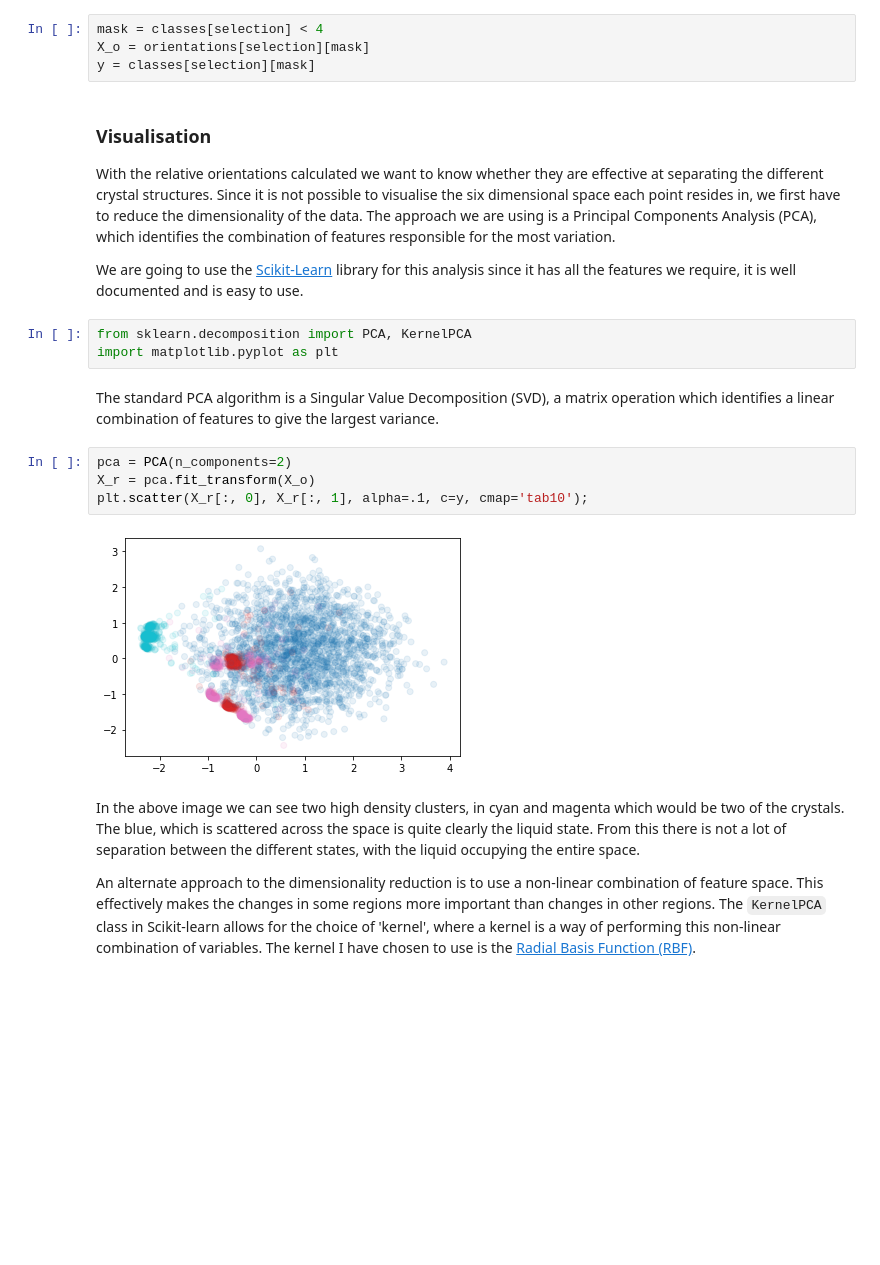
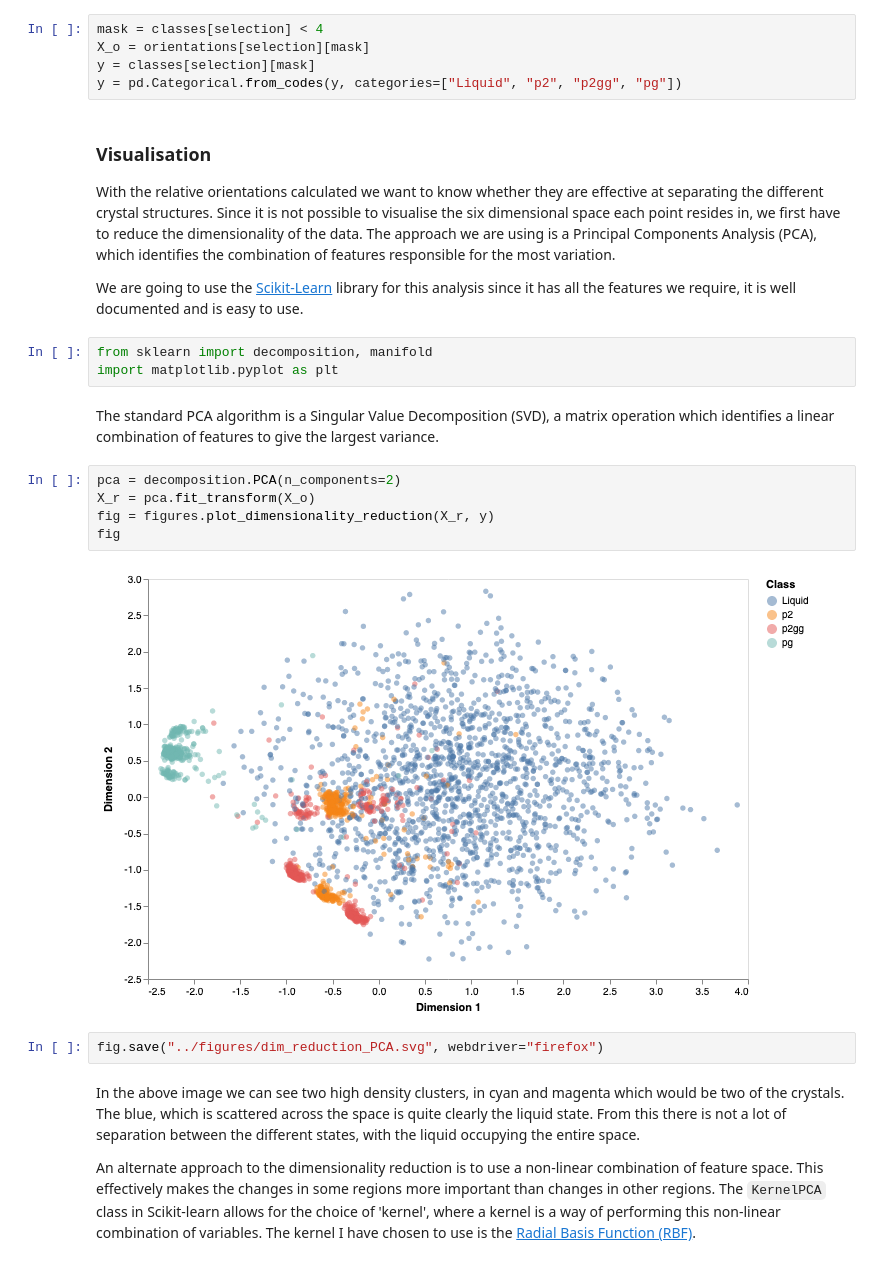
Before and after one commit to malramsay64/MLCrystals, a Jupyter notebook: notebooks/02_Features.ipynb, the cells around one changed output. Drawn from its saved outputs; the diff is of its cells as text; blank space fills up the shorter version.

Commit message:
notebook(02): Use altair to plot figures and output
This outputs all figures for inclusion in a document. In doing so it
uses the newly created function for standardising figures.

```diff
--- a/notebooks/02_Features.ipynb
+++ b/notebooks/02_Features.ipynb
@@ -153,6 +153,7 @@ selection = np.random.randint(len(classes), size=4000)
 mask = classes[selection] < 4
 X_o = orientations[selection][mask]
 y = classes[selection][mask]
+y = pd.Categorical.from_codes(y, categories=["Liquid", "p2", "p2gg", "pg"])
 # %% [markdown]
 ### Visualisation
 
@@ -169,18 +170,21 @@ We are going to use the [Scikit-Learn](http://scikit-learn.org/stable/index.html
 for this analysis since it has all the features we require,
 it is well documented and is easy to use.
 # %%
-from sklearn.decomposition import PCA, KernelPCA
+from sklearn import decomposition, manifold
 import matplotlib.pyplot as plt
 # %% [markdown]
 The standard PCA algorithm is a Singular Value Decomposition (SVD),
 a matrix operation which identifies a linear combination of features
 to give the largest variance.
 # %%
-pca = PCA(n_components=2)
+pca = decomposition.PCA(n_components=2)
 X_r = pca.fit_transform(X_o)
-plt.scatter(X_r[:, 0], X_r[:, 1], alpha=.1, c=y, cmap='tab10');
+fig = figures.plot_dimensionality_reduction(X_r, y)
+fig
 # %% [output]
-[figure, old version]
+[figure, new version]
+# %%
+fig.save("../figures/dim_reduction_PCA.svg", webdriver="firefox")
 # %% [markdown]
 In the above image we can see two high density clusters,
 in cyan and magenta which would be two of the crystals.
```
Also changed, not shown: parts of 13 cells of this notebook.
